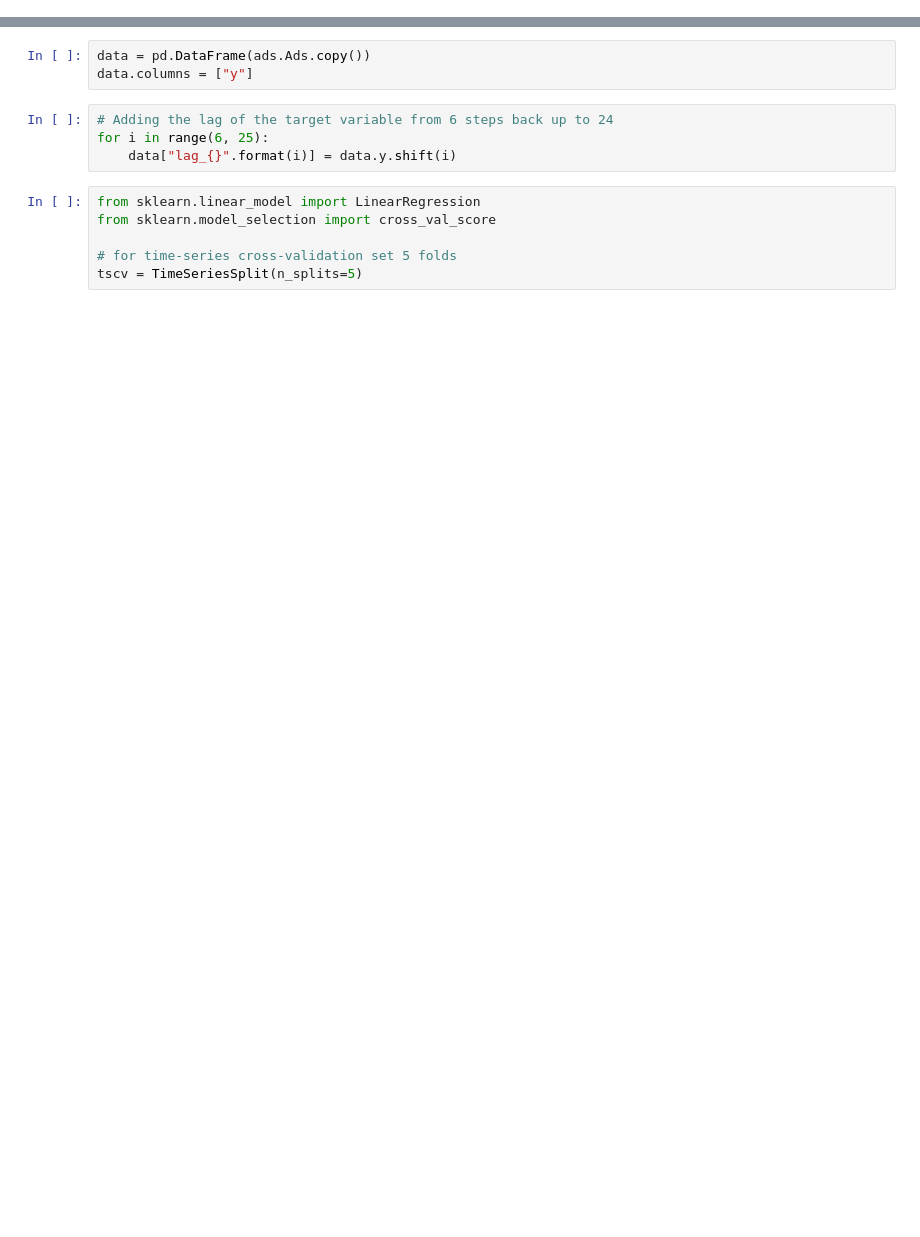
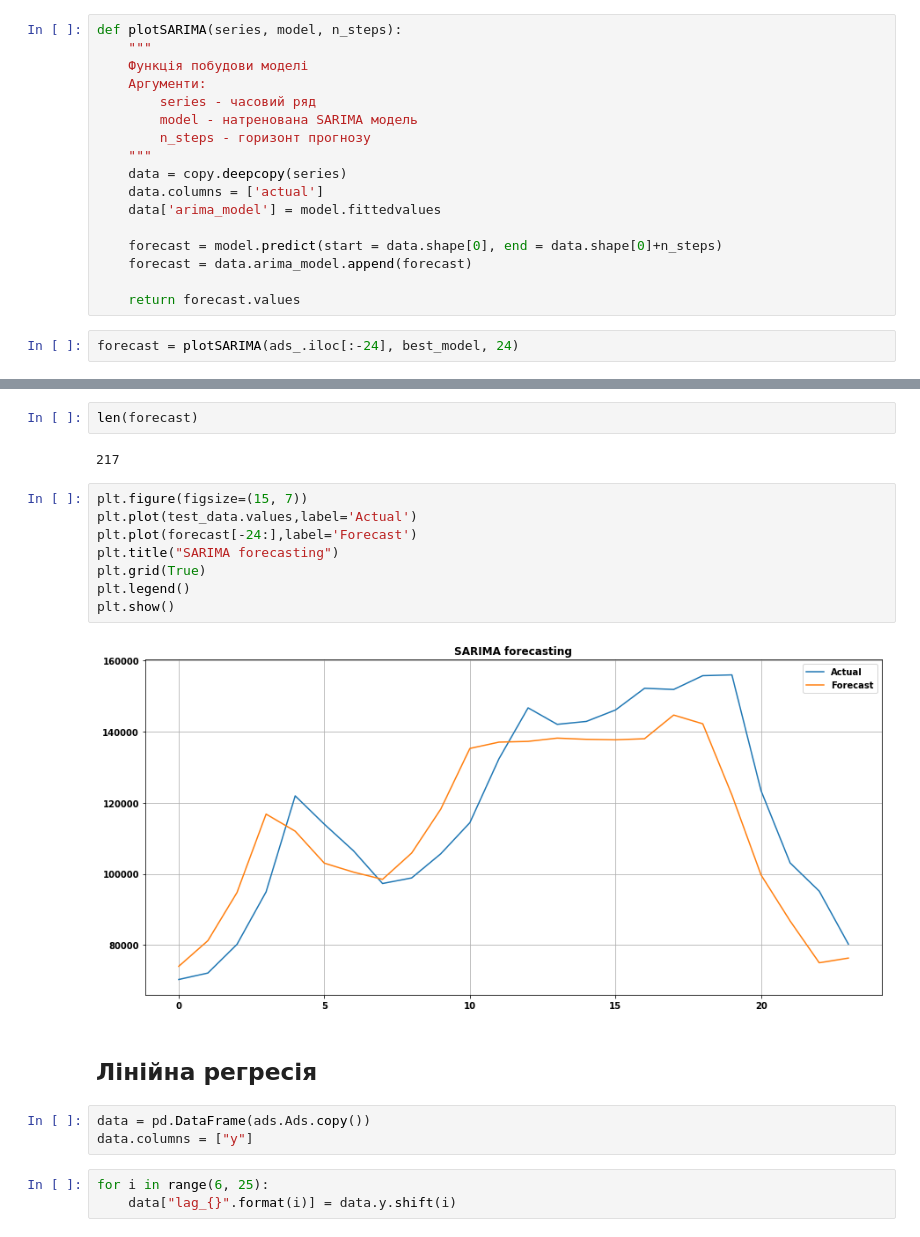
Before and after one commit to AndreiAblets/Forecasting-using-immune-algorithm, a Jupyter notebook: AISLFS.ipynb, the cells around one changed output, grey strips where cells are left out. Saved outputs shown, nothing was run; the diff lists cells and outputs as text; blank space fills up the shorter version.

```diff
--- a/AISLFS.ipynb
+++ b/AISLFS.ipynb
@@ -435,0 +632,19 @@ plt.show()
+# %%
+def plotSARIMA(series, model, n_steps):
+    """
+    Функція побудови моделі
+    Аргументи:
+        series - часовий ряд
+        model - натренована SARIMA модель
+        n_steps - горизонт прогнозу
+    """
+    data = copy.deepcopy(series)
+    data.columns = ['actual']
+    data['arima_model'] = model.fittedvalues
+
+    forecast = model.predict(start = data.shape[0], end = data.shape[0]+n_steps)
+    forecast = data.arima_model.append(forecast)
+
+    return forecast.values
+# %%
+forecast = plotSARIMA(ads_.iloc[:-24], best_model, 24)
@@ -436,14 +668,23 @@ plt.show()
+# %%
+len(forecast)
+# %% [output]
+217
+# %%
+plt.figure(figsize=(15, 7))
+plt.plot(test_data.values,label='Actual')
+plt.plot(forecast[-24:],label='Forecast')
+plt.title("SARIMA forecasting")
+plt.grid(True)
+plt.legend()
+plt.show()
+# %% [output]
+[figure, added]
+# %% [markdown]
+## Лінійна регресія
 # %%
 data = pd.DataFrame(ads.Ads.copy())
 data.columns = ["y"]
 # %%
-# Adding the lag of the target variable from 6 steps back up to 24
 for i in range(6, 25):
     data["lag_{}".format(i)] = data.y.shift(i)
-# %%
-from sklearn.linear_model import LinearRegression
-from sklearn.model_selection import cross_val_score
-
-# for time-series cross-validation set 5 folds
-tscv = TimeSeriesSplit(n_splits=5)
 # %%
```
Also changed, not shown: parts of 68 cells of this notebook.
